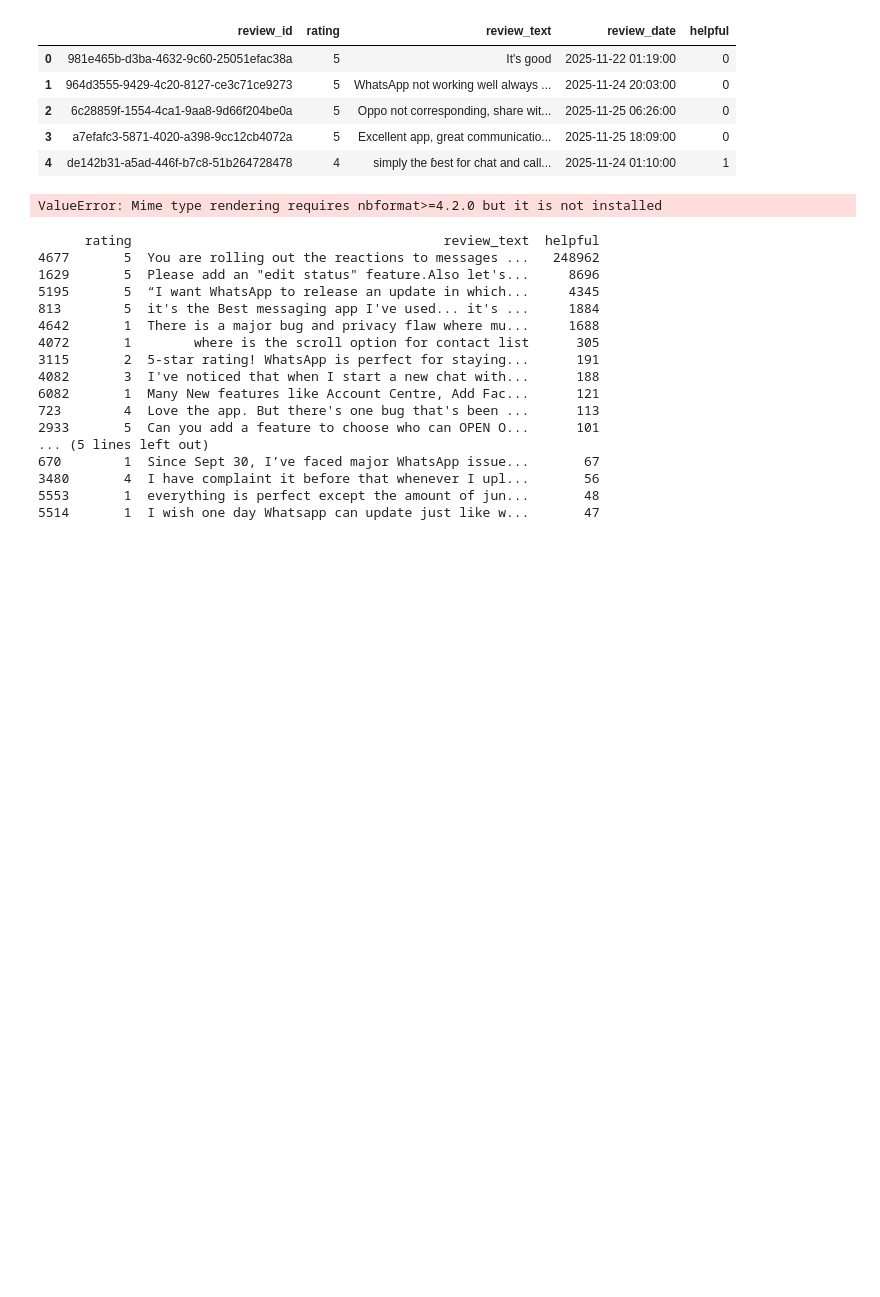
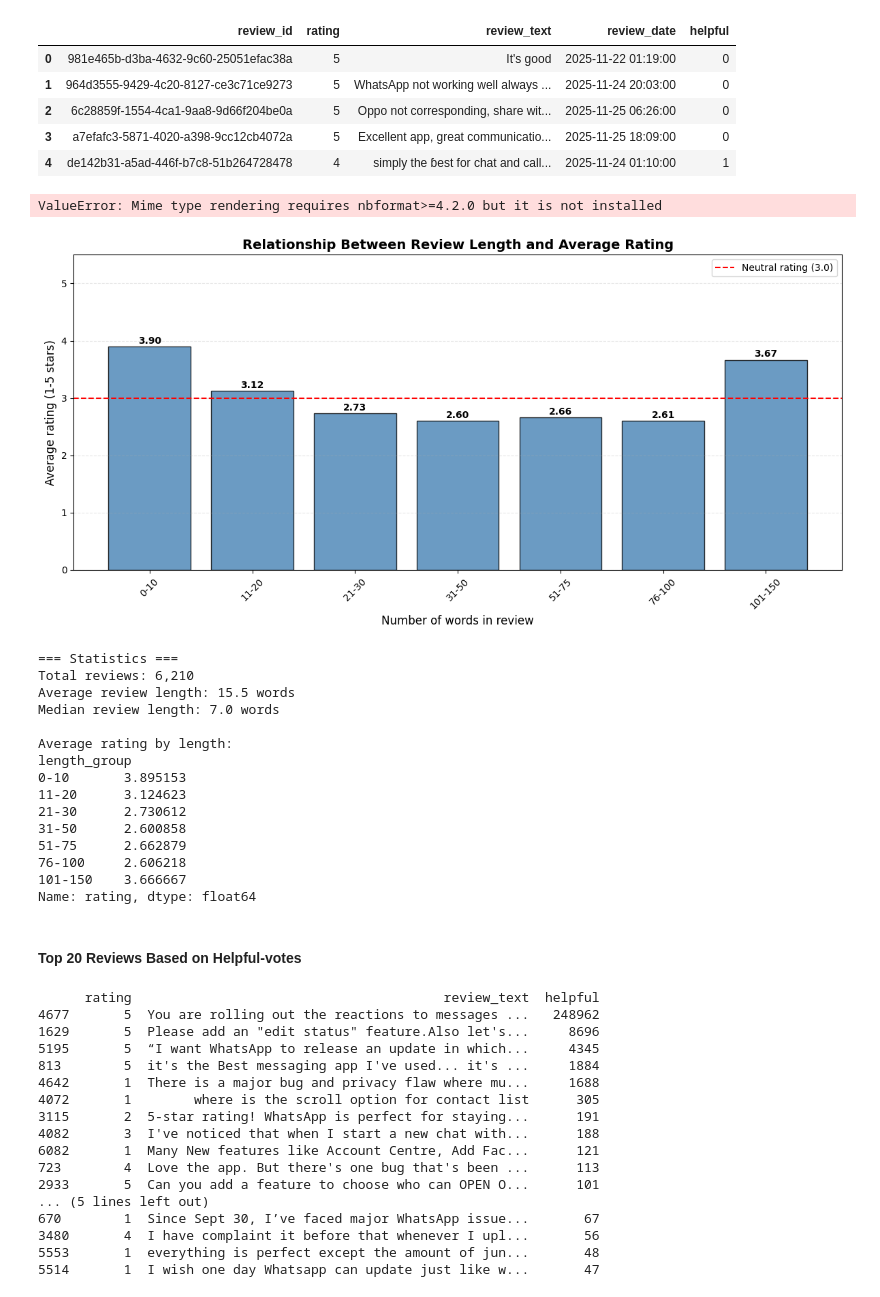
Before and after one commit to hmoverhaug/INFO284, a Jupyter notebook: visualisere.ipynb, the cells around one changed output. Saved outputs shown, nothing was run; the diff lists cells and outputs as text; code cells hidden in the pictures; blank space fills up the shorter version.

```diff
--- a/visualisere.ipynb
+++ b/visualisere.ipynb
@@ -117 +77,75 @@ fig.show()
+# %%
+# Calculate review length in words
+df['word_count'] = df['review_text'].str.split().str.len()
+
+# Create length groups (bins)
+bins = [0, 10, 20, 30, 50, 75, 100, 150, 200, 500]
+labels = ['0-10', '11-20', '21-30', '31-50', '51-75', '76-100', '101-150', '151-200', '201+']
+
+df['length_group'] = pd.cut(df['word_count'], bins=bins, labels=labels, right=True)
+
+# Calculate average rating per length group
+avg_rating_by_length = df.groupby('length_group', observed=True)['rating'].mean()
+
+# Create the plot
+plt.figure(figsize=(12, 6))
+bars = plt.bar(avg_rating_by_length.index, avg_rating_by_length.values,
+               color='steelblue', edgecolor='black', alpha=0.8)
+
+# Add value labels on top of bars
+for bar, value in zip(bars, avg_rating_by_length.values):
+    plt.text(bar.get_x() + bar.get_width()/2, value + 0.05,
+             f'{value:.2f}', ha='center', fontsize=10, fontweight='bold')
+
+# Add a horizontal line at rating 3 (neutral)
+plt.axhline(y=3.0, color='red', linestyle='--', linewidth=1.5, label='Neutral rating (3.0)')
+
+# Labels and title
+plt.xlabel('Number of words in review', fontsize=12)
+plt.ylabel('Average rating (1-5 stars)', fontsize=12)
+plt.title('Relationship Between Review Length and Average Rating', fontsize=14, fontweight='bold')
+
+# Set y-axis limits
+plt.ylim(0, 5.5)
+
+# Add grid for better readability
+plt.grid(axis='y', alpha=0.3, linestyle='--')
+
+# Add legend
+plt.legend()
+
+# Rotate x-axis labels if needed
+plt.xticks(rotation=45)
+
+# Show the plot
+plt.tight_layout()
+plt.show()
+
+# Print statistics
+print("\n Statistics")
+print()
+print(f"Total reviews: {len(df):,}")
+print(f"Average review length: {df['word_count'].mean():.1f} words")
+print(f"Median review length: {df['word_count'].median():.1f} words")
+print(f"\nAverage rating by length:")
+print(avg_rating_by_length)
+# %% [output]
+[figure, added]
+=== Statistics ===
+Total reviews: 6,210
+Average review length: 15.5 words
+Median review length: 7.0 words
+
+Average rating by length:
+length_group
+0-10       3.895153
+11-20      3.124623
+21-30      2.730612
+31-50      2.600858
+51-75      2.662879
+76-100     2.606218
+101-150    3.666667
+Name: rating, dtype: float64
+# %% [markdown]
+#### Top 20 Reviews Based on Helpful-votes
 # %%
```
Also changed, not shown: parts of 12 cells of this notebook.
